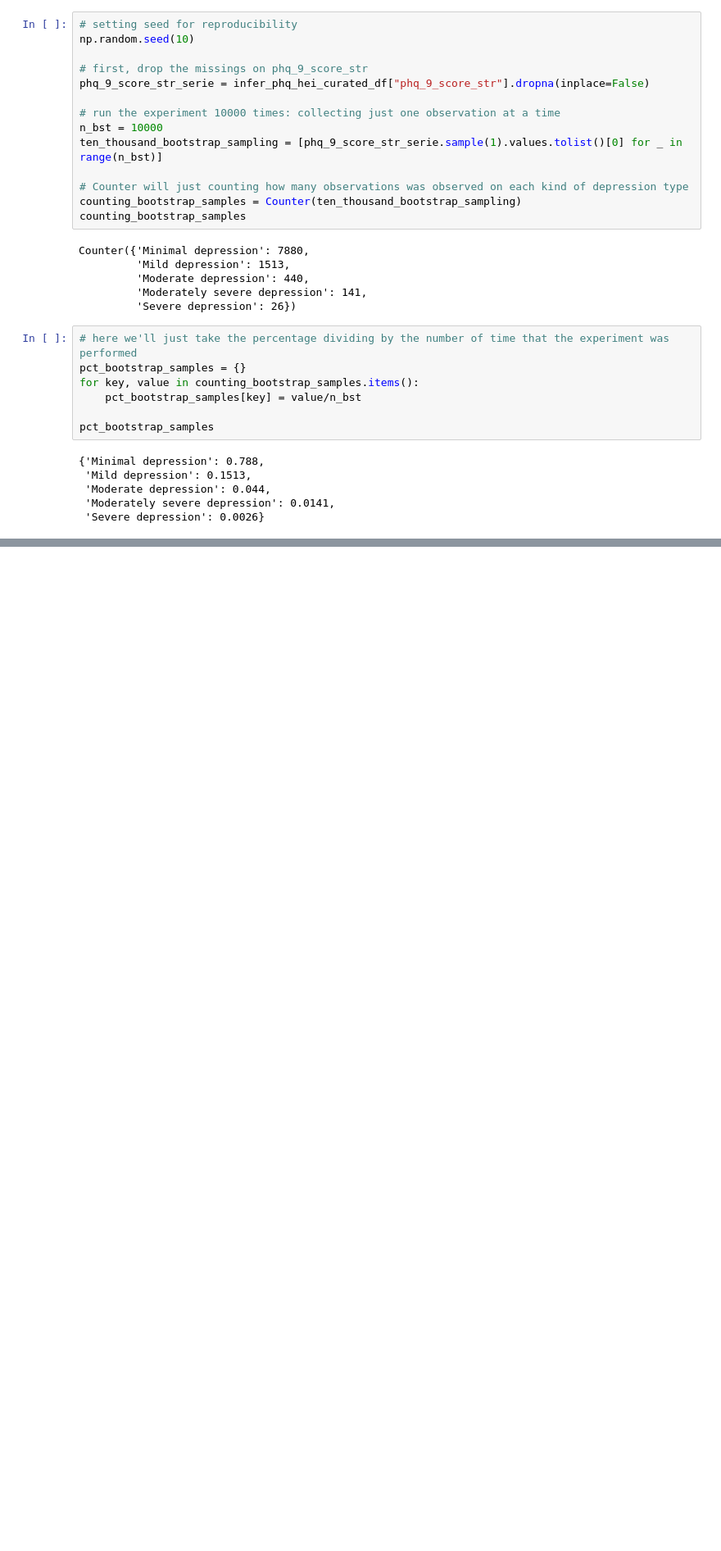
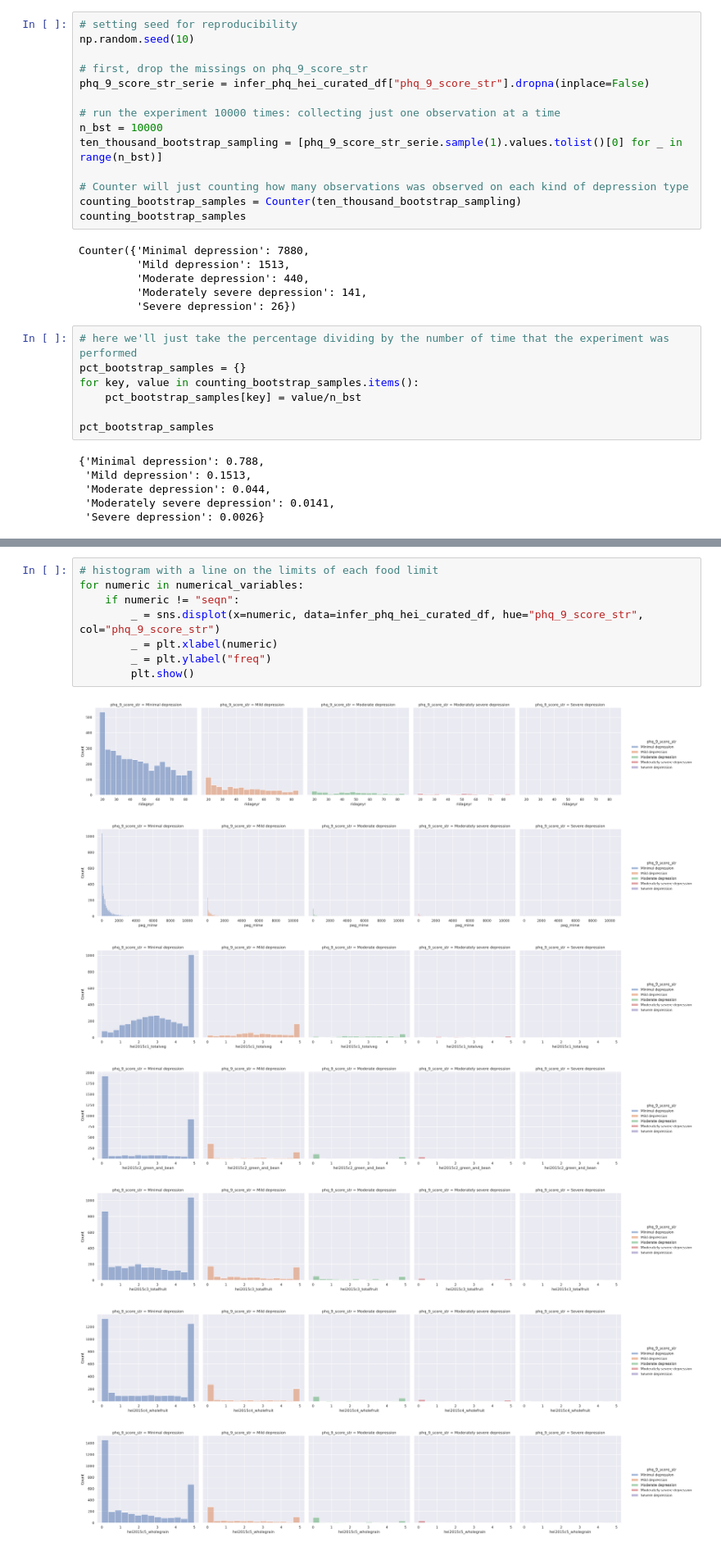
Before and after one commit to LucianoBatista/stat-infer-health-habits, a Jupyter notebook: 02-eda/eda.ipynb, the cells around one changed output, grey strips where cells are left out. Shown at 82% size. Saved outputs shown, nothing was run; the diff lists cells and outputs as text; blank space fills up the shorter version.

```diff
--- a/02-eda/eda.ipynb
+++ b/02-eda/eda.ipynb
@@ -325,0 +399,16 @@ As we can see from the procedure before, there is approximately 79% chance to be
+# %%
+# histogram with a line on the limits of each food limit
+for numeric in numerical_variables:
+    if numeric != "seqn":
+        _ = sns.displot(x=numeric, data=infer_phq_hei_curated_df, hue="phq_9_score_str", col="phq_9_score_str")
+        _ = plt.xlabel(numeric)
+        _ = plt.ylabel("freq")
+        plt.show()
+# %% [output]
+[figure, added]
+[figure, added]
+[figure, added]
+[figure, added]
+[figure, added]
+[figure, added]
+[figure, added]
```
Also changed, not shown: parts of 50 cells of this notebook, 6 other files.
